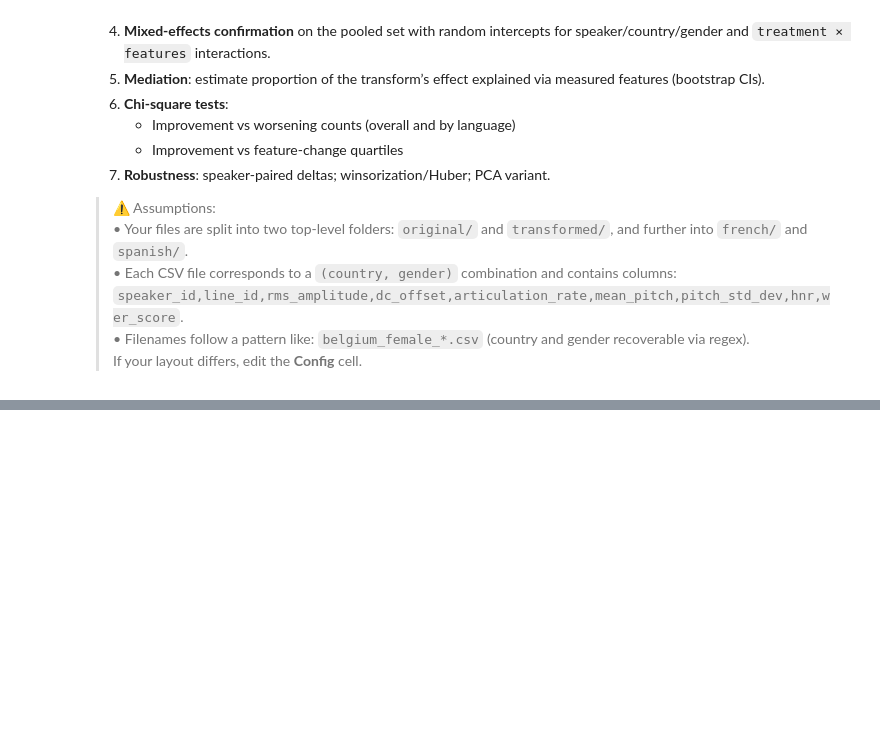
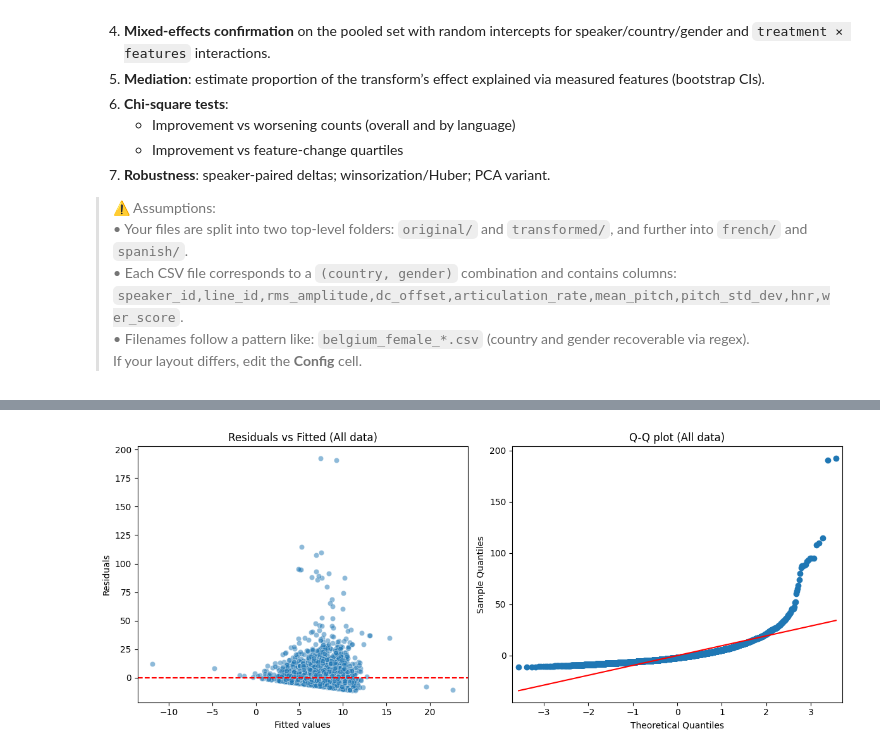
Before and after one commit to dianesarkis1/ASR-Analysis, a Jupyter notebook: inference_analysis.ipynb, the cells around one changed output, grey strips where cells are left out. Drawn from its saved outputs; the diff is of its cells as text; code cells hidden in the pictures; blank space fills up the shorter version.

Commit message:
Update inference analysis notebook

```diff
--- a/inference_analysis.ipynb
+++ b/inference_analysis.ipynb
@@ -28,8 +30,8 @@ This notebook quantifies which **phonology/prosody features** drive **WER** and
 from pathlib import Path
 LANGUAGES = ["french", "spanish"]          # analyze separately
 DATA_ROOT = Path("data")                    # change to your dataset root (relative to notebook)
-ORIG_DIR = DATA_ROOT / "original"
-TRANS_DIR = DATA_ROOT / "transformed"
+ORIG_DIR = DATA_ROOT / "Acoustic Lines (with WER), Cleaned" # original
+TRANS_DIR = DATA_ROOT / "Transformed Acoustic Lines (with WER), Cleaned" # transformed
 
 # filename like "belgium_female_individual_sample_features.csv"
 # adjust the regex if your names differ
@@ -41,6 +43,22 @@ ID_COLS = ["speaker_id","line_id"]
 GROUP_COLS = ["country","gender","language"]
 TREATMENT_NAME = "treatment"               # 0=original, 1=transformed
 RANDOM_SEED = 7
+
+# ----- Tell the notebook which countries are FR vs ES -----
+SPANISH_COUNTRIES = {
+    "spain","argentina","chile","mexico","dominican_republic"
+}
+FRENCH_COUNTRIES = {
+    "france","belgium","canada","senegal","ivory_coast"
+}
+
+def country_to_language(country: str) -> str:
+    c = country.lower()
+    if c in SPANISH_COUNTRIES: return "spanish"
+    if c in FRENCH_COUNTRIES:  return "french"
+    raise ValueError(f"Country not in mapping: {country}")
+
+LANGUAGES = ["french","spanish"]     # analyzed separately
 # %%
 # === Imports ===
 import re, math, json, warnings, numpy as np, pandas as pd
@@ -188,0 +336,69 @@ for language, d in all_results.items():
+# %%
+# === Diagnostics: Multicollinearity, Residuals, Partial Residuals ===
+import matplotlib.pyplot as plt
+import seaborn as sns
+import statsmodels.api as sm
+from statsmodels.stats.outliers_influence import variance_inflation_factor
+
+# 1) Variance Inflation Factors (VIF)
+def compute_vif(df, features):
+    """Compute VIF for each predictor"""
+    X = df[features].dropna().copy()
+    X = sm.add_constant(X)  # add intercept
+    vifs = pd.Series(
+        [variance_inflation_factor(X.values, i) for i in range(X.shape[1])],
+        index=X.columns,
+        name="VIF"
+    )
+    return vifs
+
+# Example: pooled dataset
+print("\n--- VIF (All data) ---")
+print(compute_vif(all_pooled, FEATURES))
+
+print("\n--- VIF (French only) ---")
+print(compute_vif(all_pooled.query("language=='french'"), FEATURES))
+
+print("\n--- VIF (Spanish only) ---")
+print(compute_vif(all_pooled.query("language=='spanish'"), FEATURES))
+
+
+# 2) Residuals vs Fitted & Q-Q plots
+def plot_residuals(model, label):
+    fitted = model.fittedvalues
+    residuals = model.resid
+
+    plt.figure(figsize=(12,5))
+
+    # Residuals vs Fitted
+    plt.subplot(1,2,1)
+    sns.scatterplot(x=fitted, y=residuals, alpha=0.5)
+    plt.axhline(0, color='red', linestyle='--')
+    plt.xlabel("Fitted values")
+    plt.ylabel("Residuals")
+    plt.title(f"Residuals vs Fitted ({label})")
+
+    # Q-Q Plot for normality
+    plt.subplot(1,2,2)
+    sm.qqplot(residuals, line="s", ax=plt.gca())
+    plt.title(f"Q-Q plot ({label})")
+
+    plt.tight_layout()
+    plt.show()
+
+plot_residuals(ols_all_std, "All data")
+plot_residuals(ols_french_std, "French only")
+plot_residuals(ols_spanish_std, "Spanish only")
+
+
+# 3) Partial Residual (Component + Residual) plots
+def plot_partial_residuals(model, features, label):
+    fig = plt.figure(figsize=(12,8))
+    sm.graphics.plot_ccpr_grid(model, fig=fig)  # CCPR = Component+Partial Residual
+    fig.suptitle(f"Partial Residual Plots ({label})")
+    plt.show()
+
+plot_partial_residuals(ols_all_std, FEATURES, "All data")
+plot_partial_residuals(ols_french_std, FEATURES, "French only")
+plot_partial_residuals(ols_spanish_std, FEATURES, "Spanish only")
+# %% [output]
@@ -188,0 +422 @@ for language, d in all_results.items():
+[figure, added]
```
Also changed, not shown: parts of 23 cells of this notebook.
